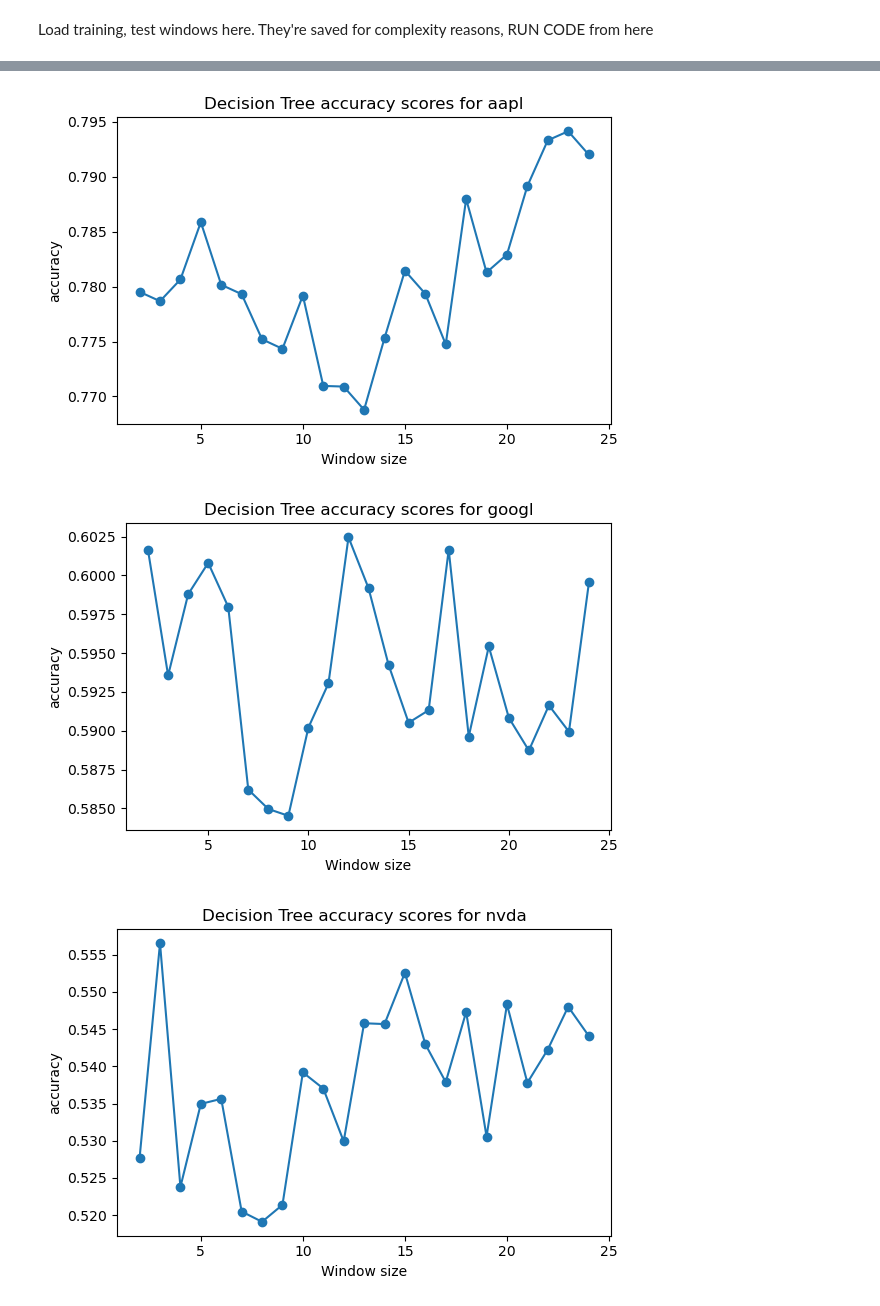
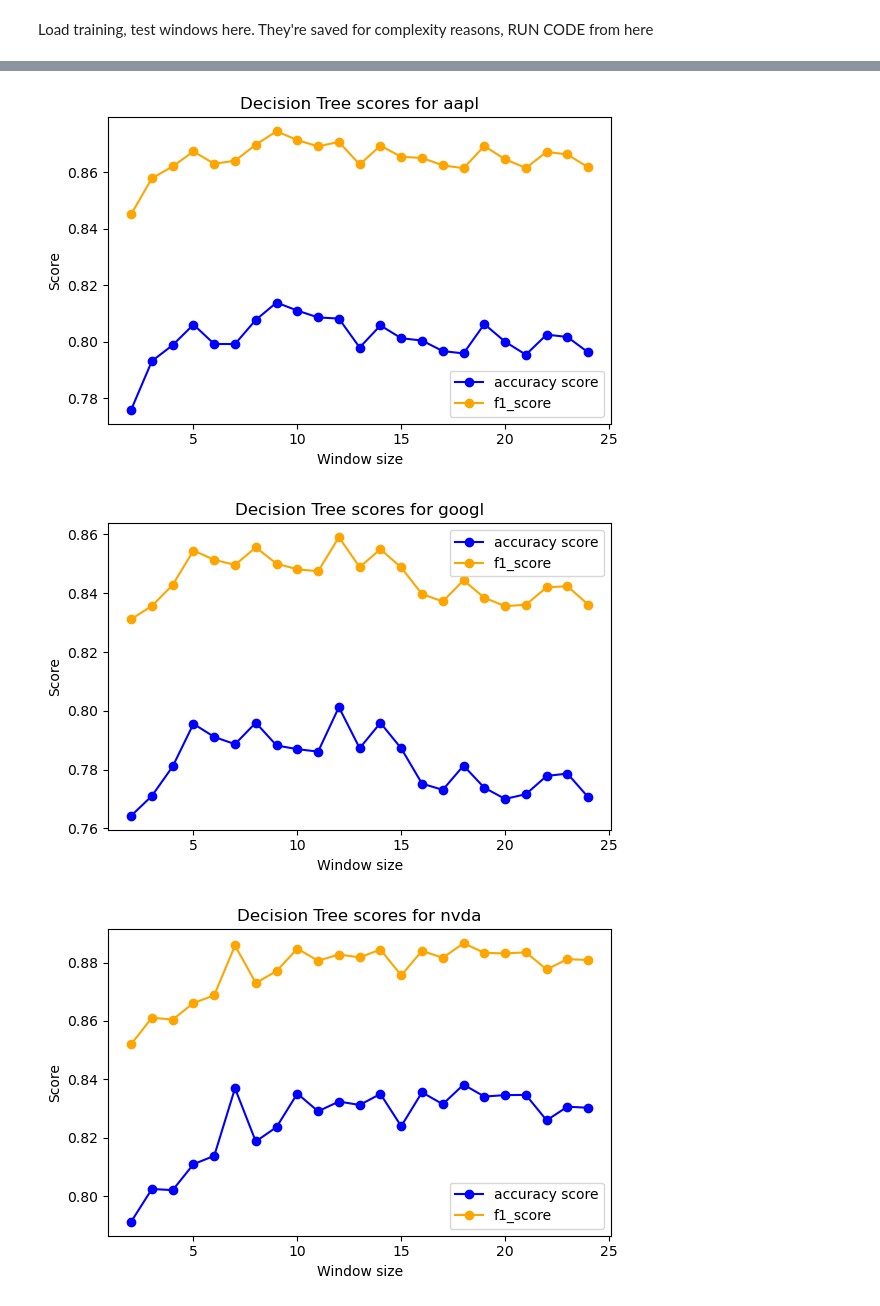
Before and after one commit to srijanrodo/erdos_regime_switch, a Jupyter notebook: template_kalman.ipynb, the cells around one changed output, grey strips where cells are left out. Saved outputs shown, nothing was run; the diff lists cells and outputs as text; code cells hidden in the pictures.

```diff
--- a/template_kalman.ipynb
+++ b/template_kalman.ipynb
@@ -86,10 +87,10 @@ with open('saved_testing_kalman.pkl', 'wb') as f:
 Load training, test windows here.
 They're saved for complexity reasons, RUN CODE from here
 # %%
-with open('saved_training_lists.pkl', 'rb') as f:
+with open('saved_training_lists_kalman_unsmoothened.pkl', 'rb') as f:
     training_lists = pickle.load(f)
 
-with open('saved_testing_lists.pkl', 'rb') as f:
+with open('saved_testing_lists_kalman_unsmoothened.pkl', 'rb') as f:
     testing_lists = pickle.load(f)
 # %%
 def accuracies_model(model_dict, window, stock_ind, map=True):
@@ -106,23 +116,26 @@ def accuracies_model(model_dict, window, stock_ind, map=True):
 # %%
 def plot_accuracies(accuracies, model_type): #accuracies needs to be a nested dictionary window->stock index
     for stock_ind in range(len(stocks)):
-        vals = []
+        vals = [[],[]]
+        colors = {0: 'blue', 1: 'orange'}
+        labels = {0: "accuracy score", 1: "f1_score"}
         for window in accuracies.keys():
-            vals.append(accuracies[window][stock_ind])
+            vals[0].append(accuracies[window][stock_ind][0])
+            vals[1].append(accuracies[window][stock_ind][1])
         plt.figure(figsize=(6, 4))
-        plt.plot(list(accuracies.keys()), vals, marker='o')
-        plt.title(f"{model_type} accuracy scores for {stocks[stock_ind]}")
+        for i in range(2):
+            plt.plot(list(accuracies.keys()), vals[i], marker='o',c=colors[i], label = labels[i])
+        plt.title(f"{model_type} scores for {stocks[stock_ind]}")
         plt.xlabel("Window size")
-        plt.ylabel("accuracy")
+        plt.ylabel("Score")
+        plt.legend()
         plt.tight_layout()
         plt.show()
 # %%
 from xgboost import XGBClassifier
-accuracies_xgb = {}
+f1_xgb = {}
 for window in spread_range:
-    accuracies_xgb[window] = {}
+    f1_xgb[window] = {}
     for stock_ind in range(len(stocks)):
         model = XGBClassifier(tree_method = "hist", device="cuda")
-        accuracies_xgb[window][stock_ind] = accuracies_model(model ,window,stock_ind, map=False)
-
-plot_accuracies(accuracies_xgb, "XGBoost")
+        f1_xgb[window][stock_ind] = accuracies_model(model ,window,stock_ind, map=False)
@@ -144,9 +152,9 @@ This warning will only be shown once.
 # %%
-accuracies_ada = {}
+f1_ada = {}
 for window in spread_range:
-    accuracies_ada[window] = {}
+    f1_ada[window] = {}
     for stock_ind in range(len(stocks)):
         ada_model = AdaBoostClassifier(n_estimators=100,random_state=121)
-        accuracies_ada[window][stock_ind] = accuracies_model(ada_model,window,stock_ind,map=False)
-plot_accuracies(accuracies_ada, "Ada Boost")
+        f1_ada[window][stock_ind] = accuracies_model(ada_model,window,stock_ind,map=False)
+plot_accuracies(f1_ada, "Ada Boost")
 # %% [output]
@@ -160,12 +168,12 @@ plot_accuracies(accuracies_ada, "Ada Boost")
 # %%
-accuracies_decision = {}
+f1_decision = {}
 for window in spread_range:
-    accuracies_decision[window] = {}
+    f1_decision[window] = {}
     for stock_ind in range(len(stocks)):
         decision_model = DecisionTreeClassifier(random_state=rs)
-        accuracies_decision[window][stock_ind] = accuracies_model(decision_model,window,stock_ind,map=False)
-plot_accuracies(accuracies_decision, "Decision Tree")
+        f1_decision[window][stock_ind] = accuracies_model(decision_model,window,stock_ind,map=False)
+plot_accuracies(f1_decision, "Decision Tree")
 # %% [output]
-[figure, old version]
+[figure, new version]
-[figure, old version]
+[figure, new version]
-[figure, old version]
+[figure, new version]
```
Also changed, not shown: parts of 15 cells of this notebook.
